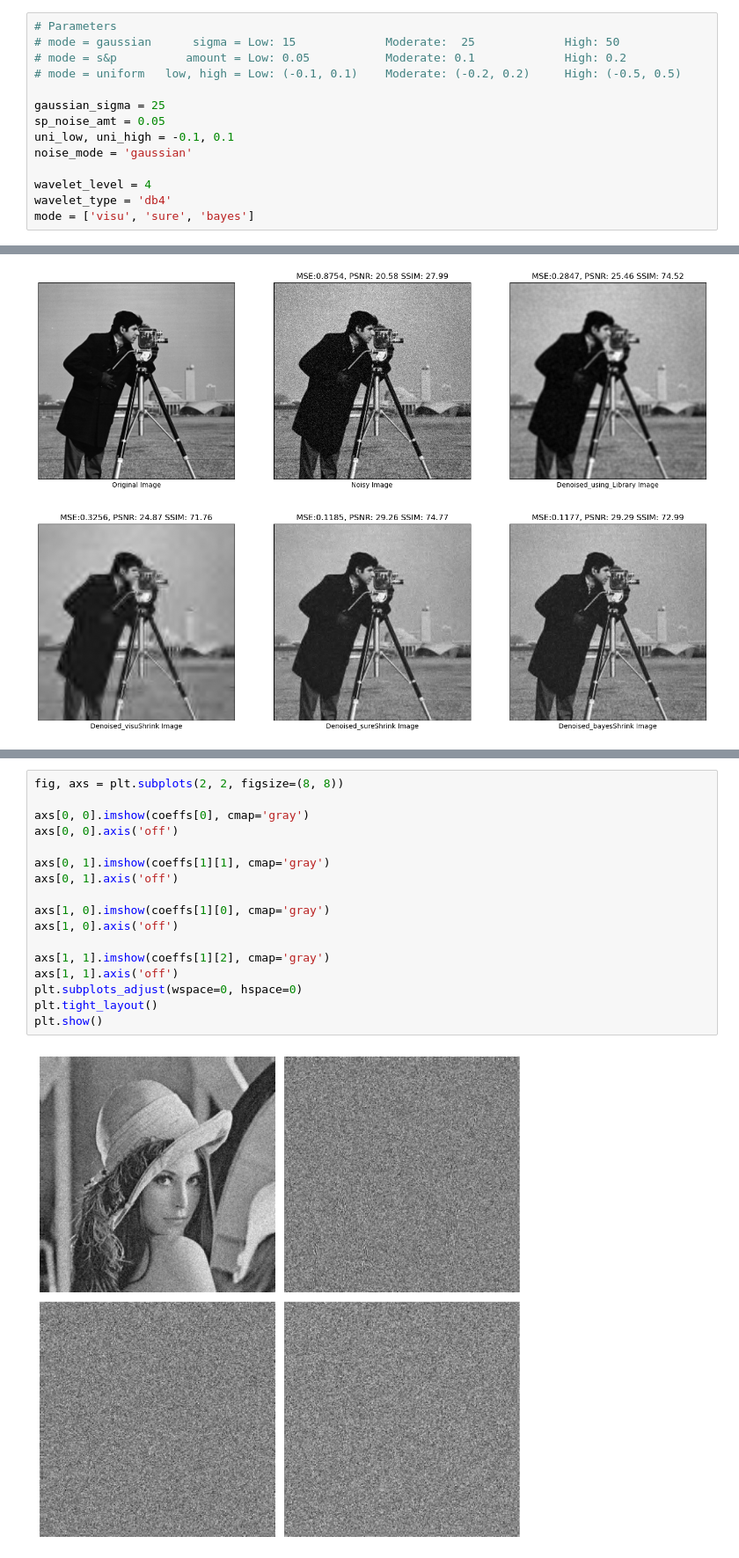
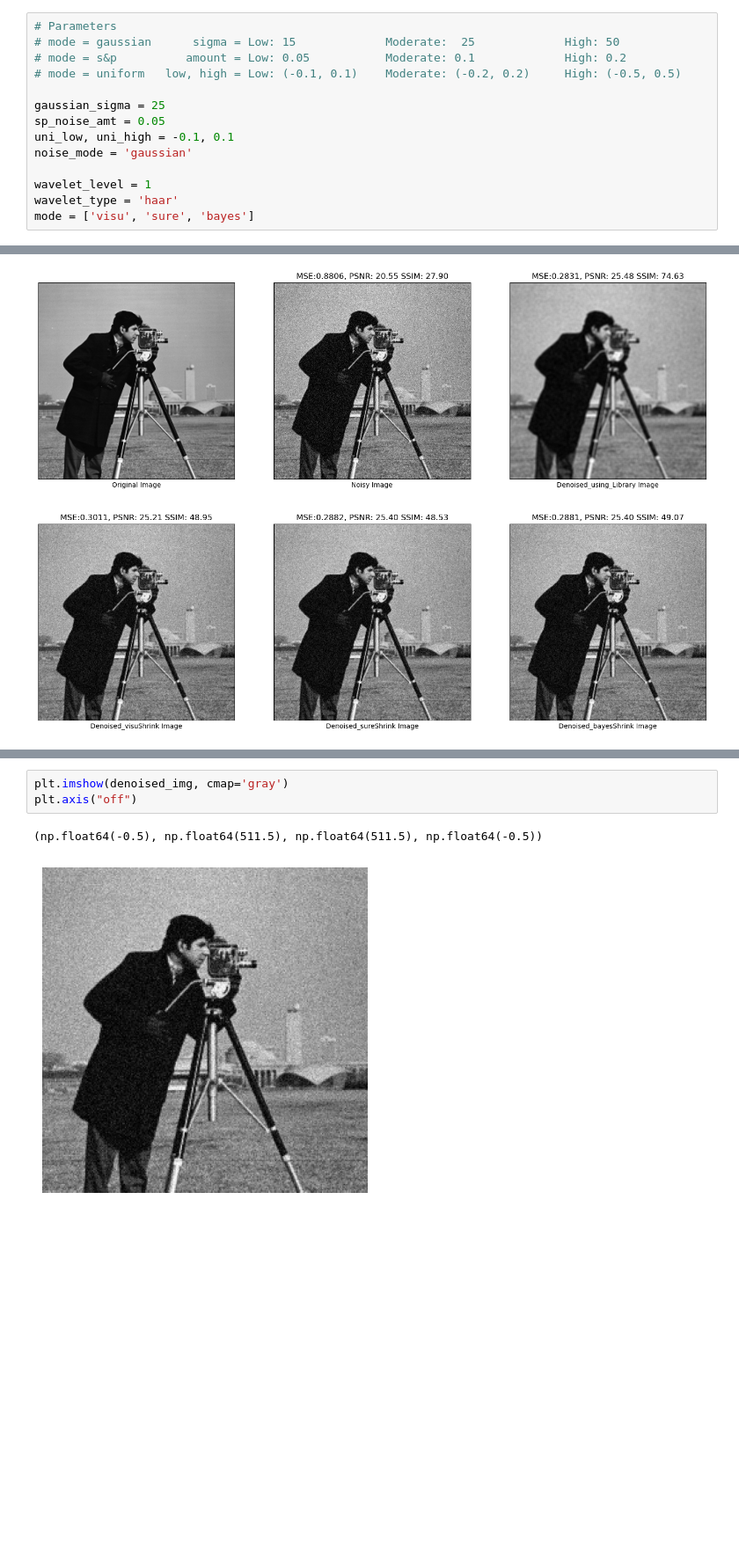
Before and after one commit to tejashmore25/Wavelet-Based-Image-Denoising-using-Thresholding-Techniques, a Jupyter notebook: DIP_project.ipynb, the cells around one changed output, grey strips where cells are left out. Shown at 88% size. Saved outputs shown, nothing was run; the diff lists cells and outputs as text; blank space fills up the shorter version.

```diff
--- a/DIP_project.ipynb
+++ b/DIP_project.ipynb
@@ -50,8 +50,8 @@ sp_noise_amt = 0.05
 uni_low, uni_high = -0.1, 0.1
 noise_mode = 'gaussian'
 
-wavelet_level = 4
-wavelet_type = 'db4'
+wavelet_level = 1
+wavelet_type = 'haar'
 mode = ['visu', 'sure', 'bayes']
 # %% [markdown]
 # Process
@@ -122,19 +168,6 @@ for i in range(1, level + 1):
-# %%
-fig, axs = plt.subplots(2, 2, figsize=(8, 8))
-
-axs[0, 0].imshow(coeffs[0], cmap='gray')
-axs[0, 0].axis('off')
-
-axs[0, 1].imshow(coeffs[1][1], cmap='gray')
-axs[0, 1].axis('off')
-
-axs[1, 0].imshow(coeffs[1][0], cmap='gray')
-axs[1, 0].axis('off')
-
-axs[1, 1].imshow(coeffs[1][2], cmap='gray')
-axs[1, 1].axis('off')
-plt.subplots_adjust(wspace=0, hspace=0)
-plt.tight_layout()
-plt.show()
-# %% [output]
-[figure, removed]
+# %%
+plt.imshow(denoised_img, cmap='gray')
+plt.axis("off")
+# %% [output]
+(np.float64(-0.5), np.float64(511.5), np.float64(511.5), np.float64(-0.5))
+[figure, added]
```
Also changed, not shown: parts of 4 cells of this notebook, 24 other files.
